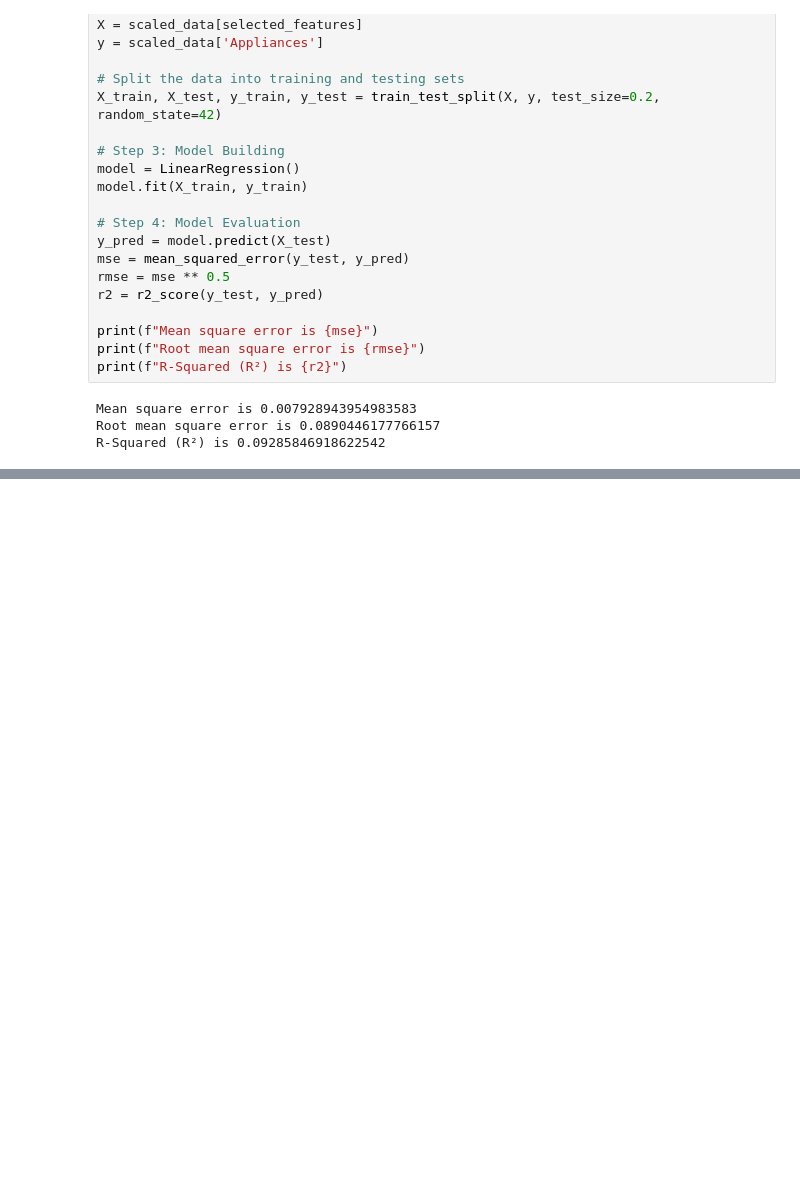
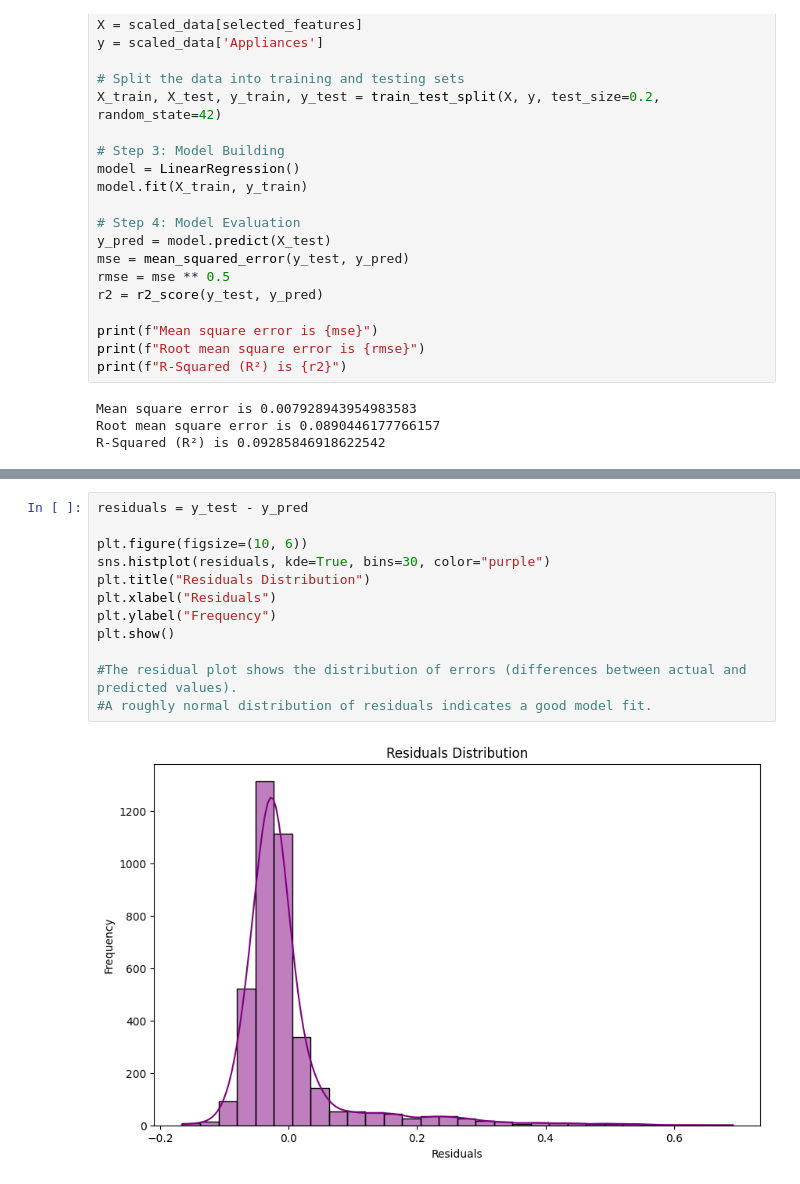
Before and after one commit to anibihakeem/predicting_energy_consumption, a Jupyter notebook: Predicting Energy Consumption.ipynb, the cells around one changed output, grey strips where cells are left out. Saved outputs shown, nothing was run; the diff lists cells and outputs as text; blank space fills up the shorter version.

```diff
--- a/Predicting Energy Consumption.ipynb
+++ b/Predicting Energy Consumption.ipynb
@@ -88,0 +129,14 @@ R-Squared (R²) is 0.09285846918622542
+# %%
+residuals = y_test - y_pred
+
+plt.figure(figsize=(10, 6))
+sns.histplot(residuals, kde=True, bins=30, color="purple")
+plt.title("Residuals Distribution")
+plt.xlabel("Residuals")
+plt.ylabel("Frequency")
+plt.show()
+
+#The residual plot shows the distribution of errors (differences between actual and predicted values).
+#A roughly normal distribution of residuals indicates a good model fit.
+# %% [output]
+[figure, added]
```
Also changed, not shown: parts of 4 cells of this notebook.
